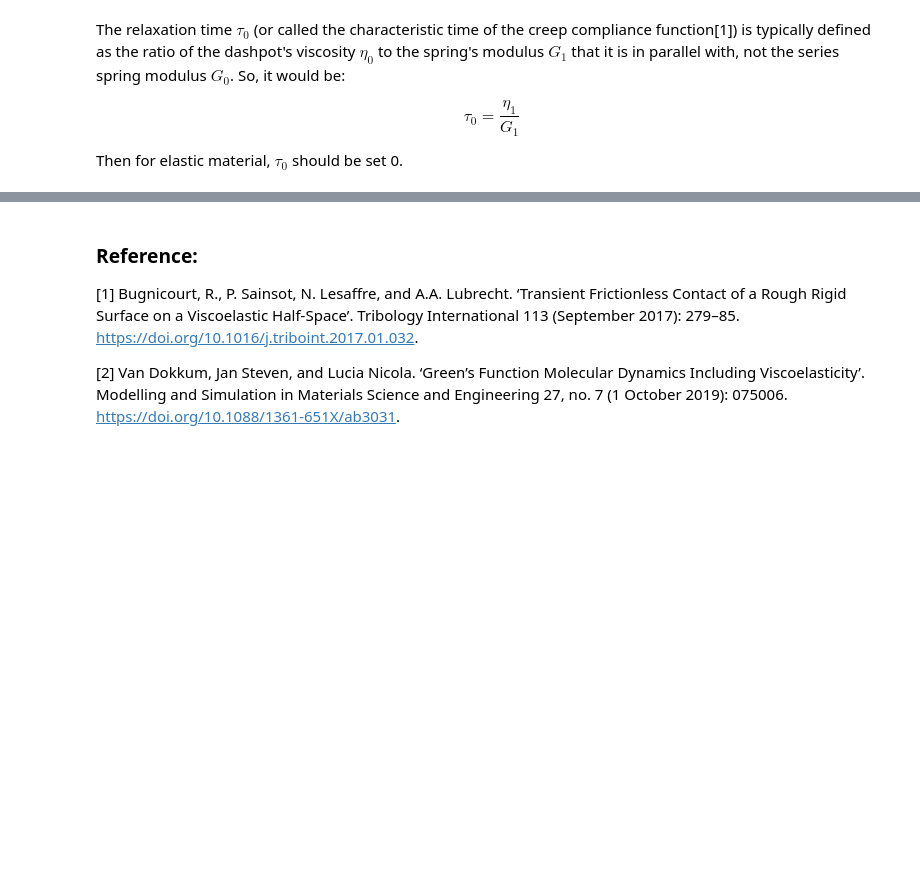
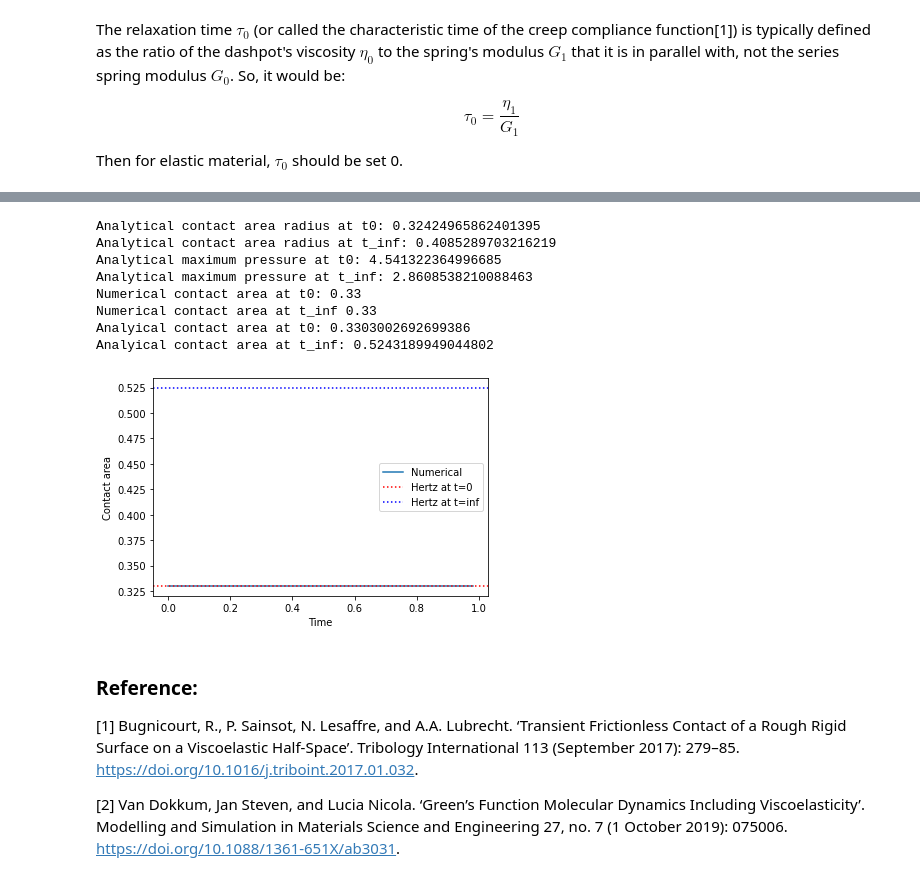
Before and after one commit to NathanLZC/Master-internship-repo-at-Institut-dAlembert, a Jupyter notebook: Week10/debugging_viscoelastic.ipynb, the cells around one changed output, grey strips where cells are left out. Saved outputs shown, nothing was run; the diff lists cells and outputs as text; code cells hidden in the pictures; blank space fills up the shorter version.

```diff
--- a/Week10/debugging_viscoelastic.ipynb
+++ b/Week10/debugging_viscoelastic.ipynb
@@ -230,3 +309,30 @@ $$
+# %%
+print("Analytical contact area radius at t0:", a_t0)
+print("Analytical contact area radius at t_inf:", a_t_inf)
+print("Analytical maximum pressure at t0:", p0_t0)
+print("Analytical maximum pressure at t_inf:", p0_t_inf)
+print("Numerical contact area at t0:", Ac[0])
+print("Numerical contact area at t_inf",  Ac[-1])
+print("Analyical contact area at t0:", Ac_hertz_t0)
+print("Analyical contact area at t_inf:", Ac_hertz_t_inf)
+plt.plot(np.arange(t0, t1, dt), Ac)
+plt.axhline(Ac_hertz_t0, color='red', linestyle='dotted')
+plt.axhline(Ac_hertz_t_inf, color='blue', linestyle='dotted')
+plt.xlabel("Time")
+plt.ylabel("Contact area")
+plt.legend(["Numerical", "Hertz at t=0", "Hertz at t=inf"])
+#plt.axhline(Ac_hertz_t_inf, color='blue')
+plt.show()
+# %% [output]
+Analytical contact area radius at t0: 0.32424965862401395
+Analytical contact area radius at t_inf: 0.4085289703216219
+Analytical maximum pressure at t0: 4.541322364996685
+Analytical maximum pressure at t_inf: 2.8608538210088463
+Numerical contact area at t0: 0.33
+Numerical contact area at t_inf 0.33
+Analyical contact area at t0: 0.3303002692699386
+Analyical contact area at t_inf: 0.5243189949044802
+[figure, added]
 # %% [markdown]
 ### Reference:
 
```
Also changed, not shown: parts of 10 cells of this notebook, 2 other files.
